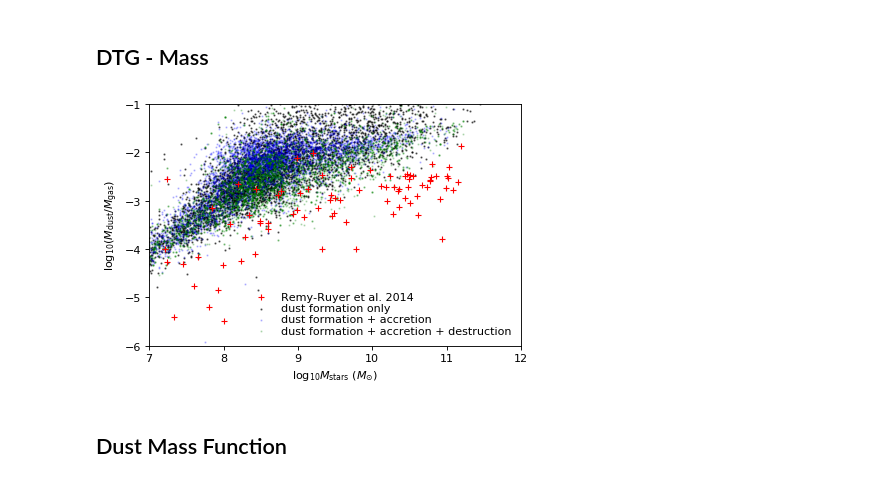
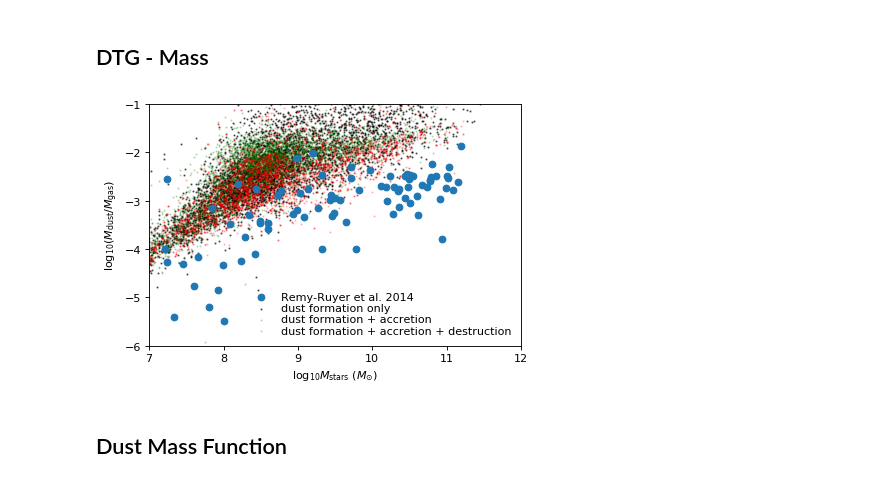
Before and after one commit to darrencroton/sage, a Jupyter notebook: analysis/allresults.ipynb, the cells around one changed output. Saved outputs shown, nothing was run; the diff lists cells and outputs as text; code cells hidden in the pictures.

```diff
--- a/analysis/allresults.ipynb
+++ b/analysis/allresults.ipynb
@@ -425,37 +427,37 @@ ax = plt.subplot(111)
 
 w = np.where((G_snap.MetalsColdGas > 0) & (G_snap.Dust > 0))[0]
 if(len(w) > dilute): w = sample(list(w), dilute)
 mass = np.log10(G_snap.StellarMass[w] * 1.e10 / Hubble_h)
 DTG = np.log10(G_snap.Dust[w]/G_snap1.ColdGas[w])
 
 w = np.where((G_snap1.MetalsColdGas > 0) & (G_snap1.Dust > 0))[0]
 if(len(w) > dilute): w = sample(list(w), dilute)
 mass1 = np.log10(G_snap1.StellarMass[w] * 1.e10 / Hubble_h)
 DTG1 = np.log10(G_snap1.Dust[w]/G_snap1.ColdGas[w])
 
 w = np.where((G_snap2.MetalsColdGas > 0) & (G_snap2.Dust > 0))[0]
 if(len(w) > dilute): w = sample(list(w), dilute)
 mass2 = np.log10(G_snap2.StellarMass[w] * 1.e10 / Hubble_h)
 DTG2 = np.log10(G_snap2.Dust[w]/G_snap2.ColdGas[w])
 
 
 plt.scatter(mass, DTG, marker='o', s=1, c='k', alpha=0.5, label='dust formation only')
-plt.scatter(mass1, DTG1, marker='o', s=1, c='b', alpha=0.2, label='dust formation + accretion')
-plt.scatter(mass2, DTG2, marker='o', s=1, c='g', alpha=0.2, label='dust formation + accretion + destruction')
-plt.plot(logstar_rr, DTG_rr, '+', c='r', label='Remy-Ruyer et al. 2014')
+plt.scatter(mass1, DTG1, marker='o', s=1, c='g', alpha=0.2, label='dust formation + accretion')
+plt.scatter(mass2, DTG2, marker='o', s=1, c='r', alpha=0.2, label='dust formation + accretion + destruction')
+plt.plot(logstar_rr, DTG_rr, 'o' , label='Remy-Ruyer et al. 2014')
 
 plt.xlim(7, 12)
 plt.ylim(-6, -1)
 plt.xlabel(r'$\log_{10} M_{\mathrm{stars}}\ (M_{\odot})$')
 plt.ylabel(r'$\log_{10} (M_{\mathrm{dust}} / M_{\mathrm{gas}})$')
 #print(max(DTG))
 leg = plt.legend(loc=0, numpoints=1, labelspacing=0.1)
 leg.draw_frame(False)  # Don't want a box frame
 for t in leg.get_texts():  # Reduce the size of the text
     t.set_fontsize('medium')
 plt.savefig('plots/DTG-mass.png')
 # %% [output]
-[figure, old version]
+[figure, new version]
 # %% [markdown]
 ## Dust Mass Function
 # %%
```
Also changed, not shown: parts of 11 cells of this notebook, 2 other files.
